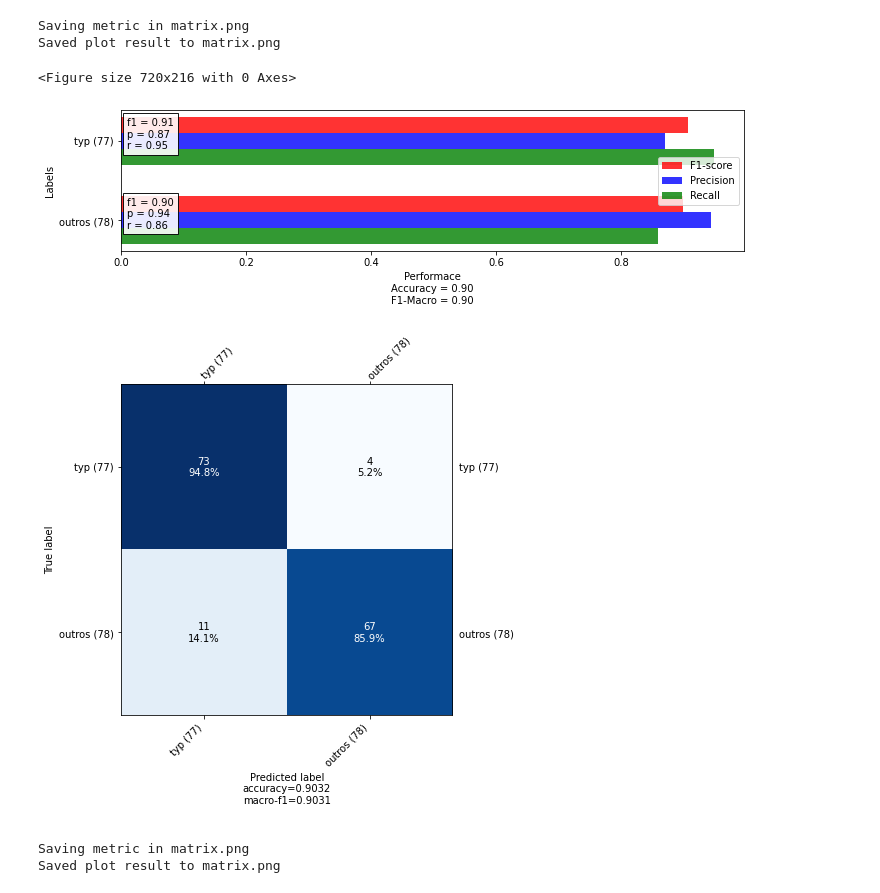
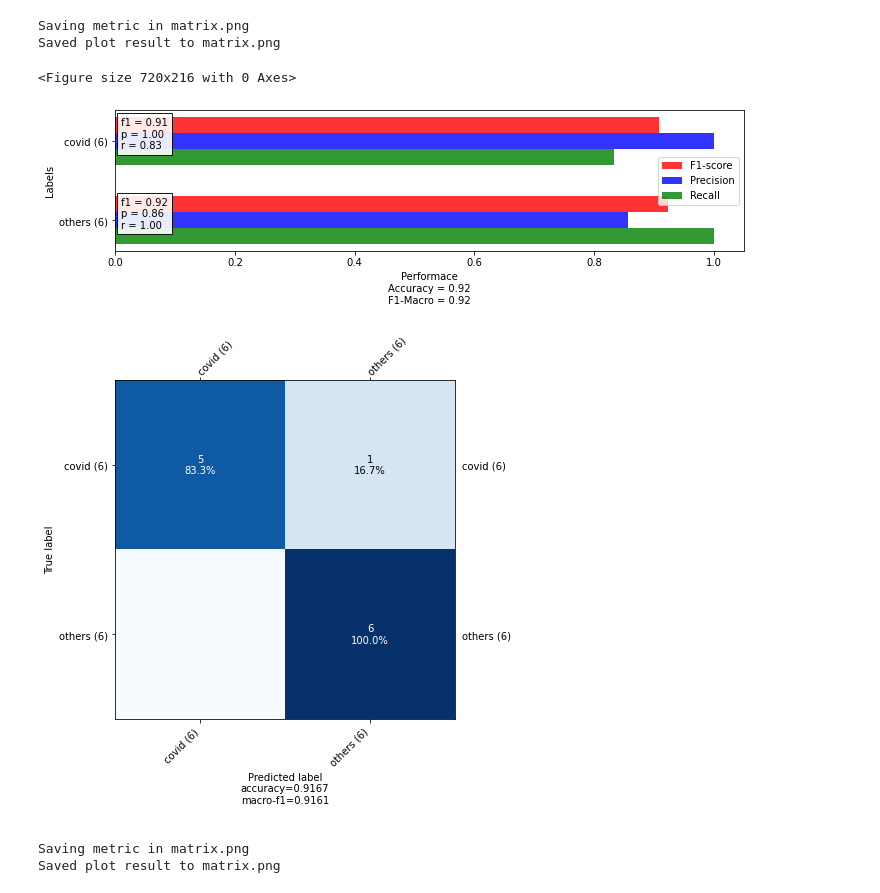
Before and after one commit to noamlr/img3d-lung-class, a Jupyter notebook: plot_metrics.ipynb, the cells around one changed output. Cells and saved outputs as stored; diff of their text form; code cells hidden in the pictures.

```diff
--- a/plot_metrics.ipynb
+++ b/plot_metrics.ipynb
@@ -515,36 +515,36 @@ def main(args):
 # %%
 # confusion_matrix = np.array([[66,2,5], [1,26,2], [10,4,16]])
 # confusion_matrix = np.array([[67, 2, 4], [0, 26, 3], [7, 7, 16]])
-confusion_matrix = np.array([[73, 4],[11, 67]])
-labels = ["typ", "outros"]
+confusion_matrix = np.array([[5, 1],[0, 6]])
+labels = ["covid", "others"]
 
 plot_labels_metrics(
                 cm=confusion_matrix,
                 normalize=False,
                 labels=labels,
                 show_zero=False,
                 title='',
                 clear_diagonal=False,
                 figsize=(15, 105),
                 output_file="matrix.png"
             )
 plot_confusion_matrix(
                 cm=confusion_matrix,
                 normalize=False,
                 labels=labels,
                 show_zero=False,
                 title="",
                 clear_diagonal=False,
                 output_file="matrix.png",
                 figsize=(10, 7)
 #                 verbose=args.verbose,
             )
 # %% [output]
 Saving metric in matrix.png
 Saved plot result to matrix.png
 <Figure size 720x216 with 0 Axes>
-[figure, old version]
+[figure, new version]
-[figure, old version]
+[figure, new version]
 # %%
 # 6 eixos
 # 42 imagens
```
Also changed, not shown: 44 other files.
